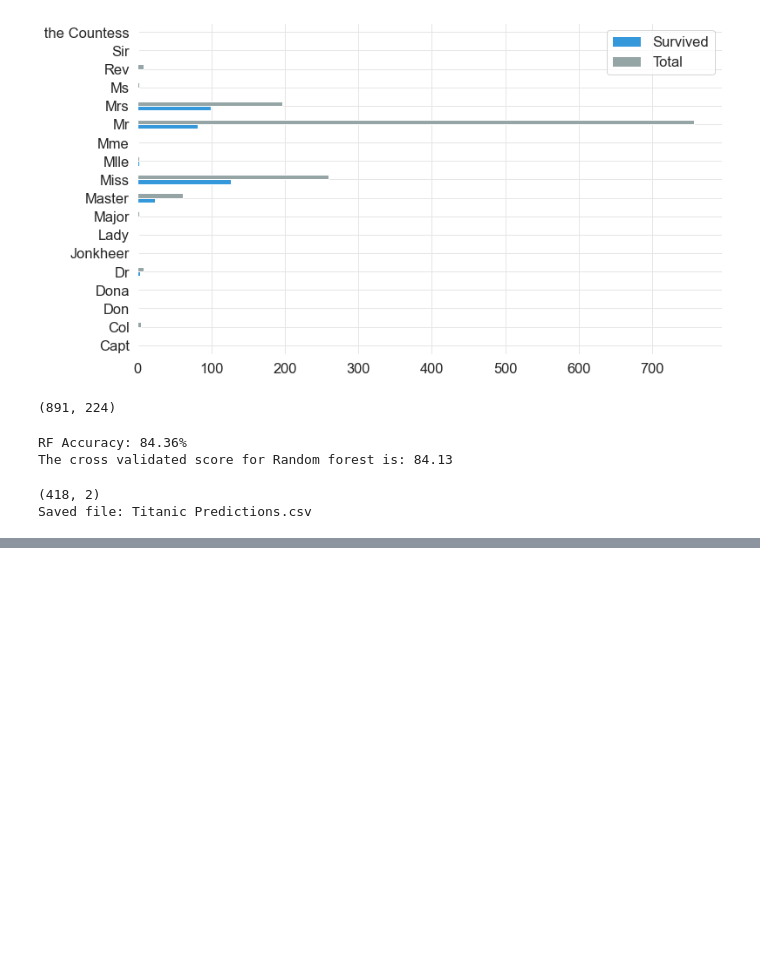
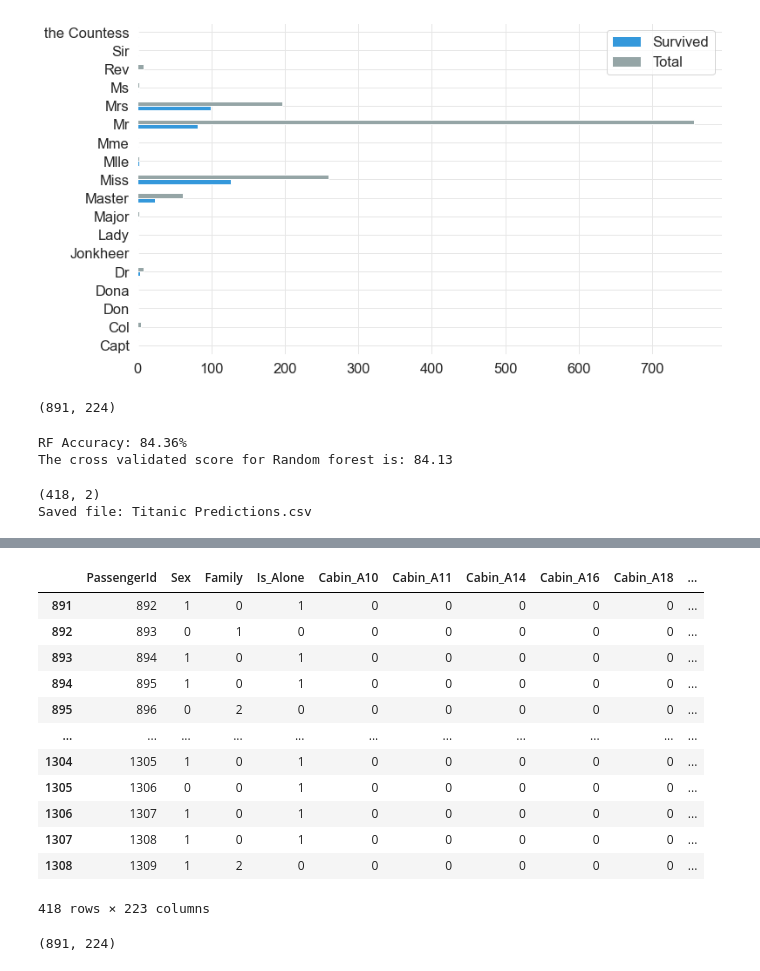
Before and after one commit to Gloriel/Kaggle, a Jupyter notebook: Titanic/Titanic_base-Copy1.ipynb, the cells around one changed output, grey strips where cells are left out. Drawn from its saved outputs; the diff is of its cells as text; code cells hidden in the pictures; blank space fills up the shorter version.

```diff
--- a/Titanic/Titanic_base-Copy1.ipynb
+++ b/Titanic/Titanic_base-Copy1.ipynb
@@ -338,0 +354,20 @@ Saved file: Titanic Predictions.csv
+# %%
+X_to_be_predicted
+# %% [output]
+|  | PassengerId | Sex | Family | Is_Alone | Cabin_A10 | Cabin_A11 | Cabin_A14 | Cabin_A16 | Cabin_A18 | ... |
+| 891 | 892 | 1 | 0 | 1 | 0 | 0 | 0 | 0 | 0 | ... |
+| 892 | 893 | 0 | 1 | 0 | 0 | 0 | 0 | 0 | 0 | ... |
+| 893 | 894 | 1 | 0 | 1 | 0 | 0 | 0 | 0 | 0 | ... |
+| 894 | 895 | 1 | 0 | 1 | 0 | 0 | 0 | 0 | 0 | ... |
+| 895 | 896 | 0 | 2 | 0 | 0 | 0 | 0 | 0 | 0 | ... |
+| ... | ... | ... | ... | ... | ... | ... | ... | ... | ... | ... |
+| 1304 | 1305 | 1 | 0 | 1 | 0 | 0 | 0 | 0 | 0 | ... |
+| 1305 | 1306 | 0 | 0 | 1 | 0 | 0 | 0 | 0 | 0 | ... |
+| 1306 | 1307 | 1 | 0 | 1 | 0 | 0 | 0 | 0 | 0 | ... |
+| 1307 | 1308 | 1 | 0 | 1 | 0 | 0 | 0 | 0 | 0 | ... |
+| 1308 | 1309 | 1 | 2 | 0 | 0 | 0 | 0 | 0 | 0 | ... |
+418 rows × 223 columns
+# %%
+train_data.shape
+# %% [output]
+(891, 224)
```
Also changed, not shown: parts of 4 cells of this notebook.
